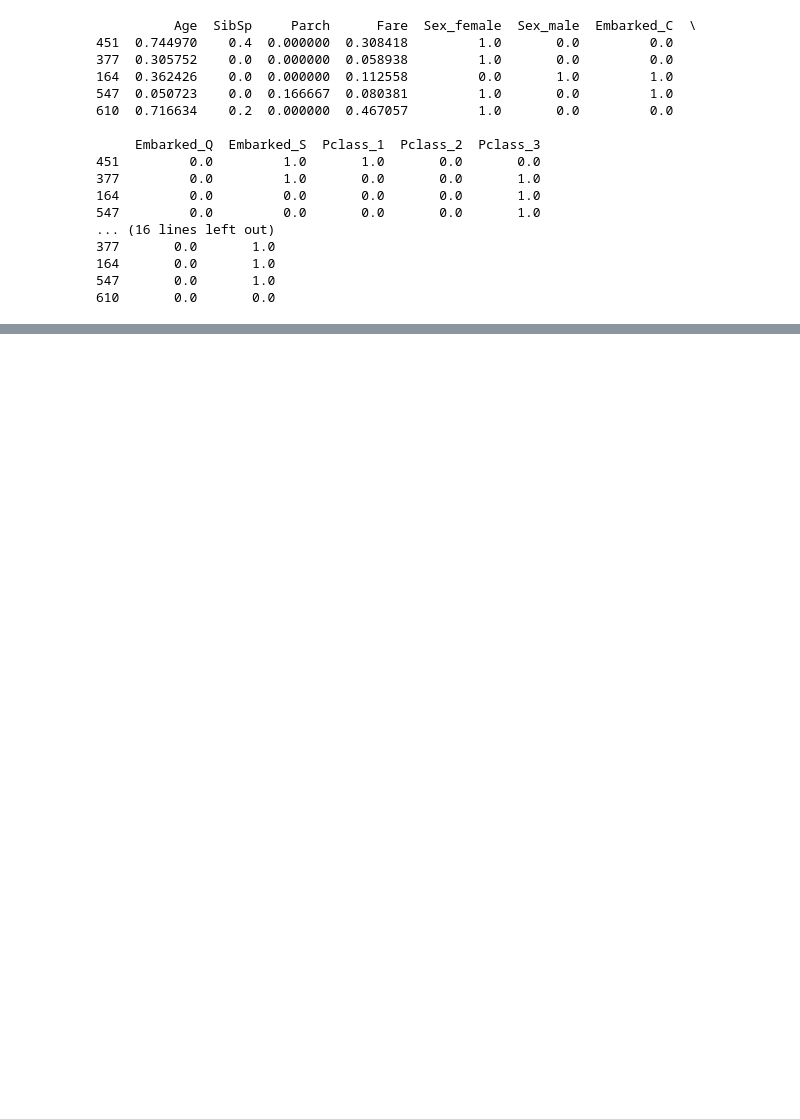
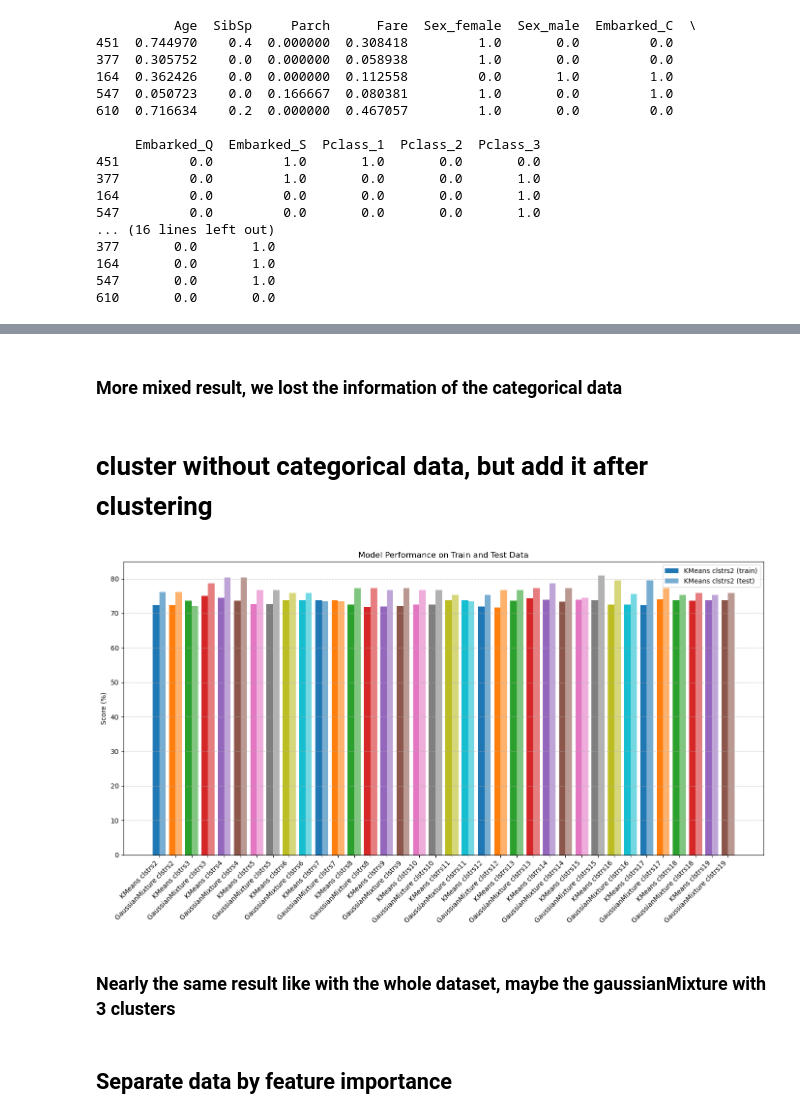
Before and after one commit to kisb-data/Titanic, a Jupyter notebook: Titanic_Clustering.ipynb, the cells around one changed output, grey strips where cells are left out. Saved outputs shown, nothing was run; the diff lists cells and outputs as text; code cells hidden in the pictures; blank space fills up the shorter version.

```diff
--- a/Titanic_Clustering.ipynb
+++ b/Titanic_Clustering.ipynb
@@ -97,0 +236,12 @@ for c in range(2,20):
+# %% [markdown]
+### More mixed result, we lost the information of the categorical data
+# %% [markdown]
+# cluster without categorical data, but add it after clustering
+# %%
+optimize(X_train_continuous, X_test_continuous, y_train, y_test, X_train_encoded, X_test_encoded)
+# %% [output]
+[figure, added]
+# %% [markdown]
+### Nearly the same result like with the whole dataset, maybe the gaussianMixture with 3 clusters
+# %% [markdown]
+## Separate data by feature importance
```
Also changed, not shown: parts of 21 cells of this notebook, 5 other files.
